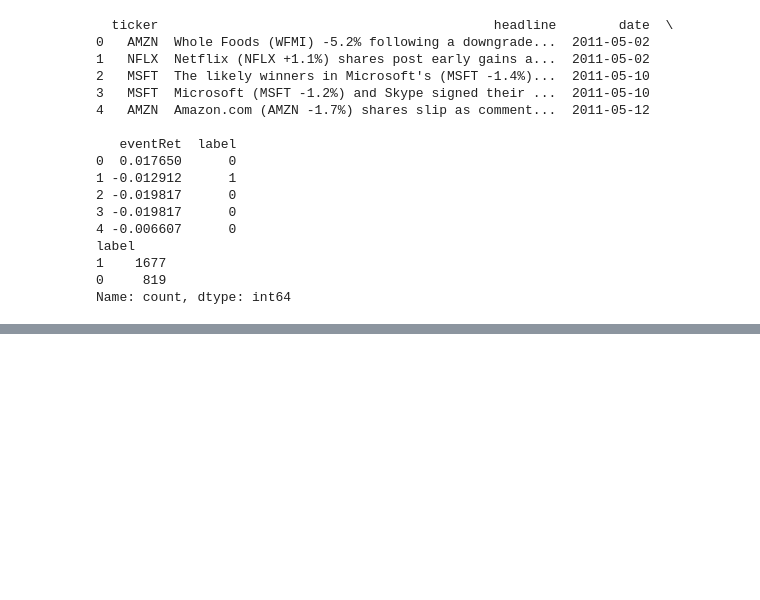
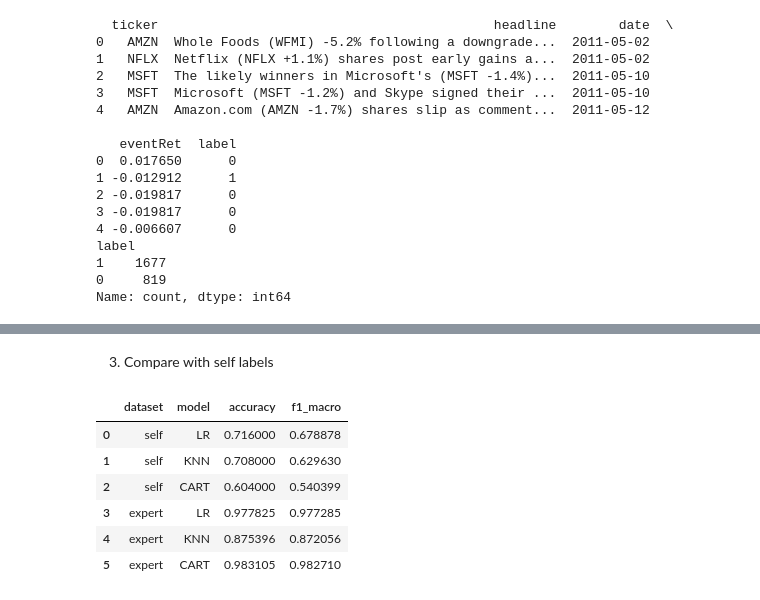
Before and after one commit to Jeandeng47/earnings-alpha, a Jupyter notebook: notebooks/final.ipynb, the cells around one changed output, grey strips where cells are left out. Drawn from its saved outputs; the diff is of its cells as text; code cells hidden in the pictures; blank space fills up the shorter version.

Commit message:
expert labels

```diff
--- a/notebooks/final.ipynb
+++ b/notebooks/final.ipynb
@@ -398,0 +418,33 @@ weighted avg     0.5953    0.6040    0.5992       250
+# %%
+expert_path = DATA_DIR / "newsdata_labelled_v3.csv"
+expert = pd.read_csv(expert_path, encoding="ISO-8859-1")
+
+# headline + label(0/1)
+expert = expert.rename(columns={"headline": "headline", "sentiment": "label"})
+expert = expert.dropna(subset=["headline", "label"])
+expert["label"] = expert["label"].astype(int)
+
+print(expert.head())
+print(expert["label"].value_counts())
+
+from sklearn.model_selection import train_test_split
+from sklearn.feature_extraction.text import TfidfVectorizer
+
+X_e = expert["headline"].astype(str)
+y_e = expert["label"].astype(int)
+
+X_train_e, X_test_e, y_train_e, y_test_e = train_test_split(
+    X_e, y_e,
+    test_size=0.1,
+    random_state=42,
+    stratify=y_e
+)
+
+tfidf_e = TfidfVectorizer(
+    max_features=20000,
+    ngram_range=(1, 2),
+    min_df=2
+)
+
+X_train_vec_e = tfidf_e.fit_transform(X_train_e)
+X_test_vec_e  = tfidf_e.transform(X_test_e)
@@ -398,0 +537,22 @@ weighted avg     0.5953    0.6040    0.5992       250
+# %% [markdown]
+3. Compare with self labels
+# %%
+results_self_df = pd.DataFrame(results_df)
+results_self_df["dataset"] = "self"
+
+results_self_df_reordered = results_self_df[["dataset", "model", "accuracy", "f1_macro"]]
+
+all_results = pd.concat(
+    [results_self_df_reordered, results_expert_df],
+    ignore_index=True
+)
+
+all_results
+# %% [output]
+|  | dataset | model | accuracy | f1_macro |
+| 0 | self | LR | 0.716000 | 0.678878 |
+| 1 | self | KNN | 0.708000 | 0.629630 |
+| 2 | self | CART | 0.604000 | 0.540399 |
+| 3 | expert | LR | 0.977825 | 0.977285 |
+| 4 | expert | KNN | 0.875396 | 0.872056 |
+| 5 | expert | CART | 0.983105 | 0.982710 |
```
Also changed, not shown: parts of 6 cells of this notebook, 1 other file.
